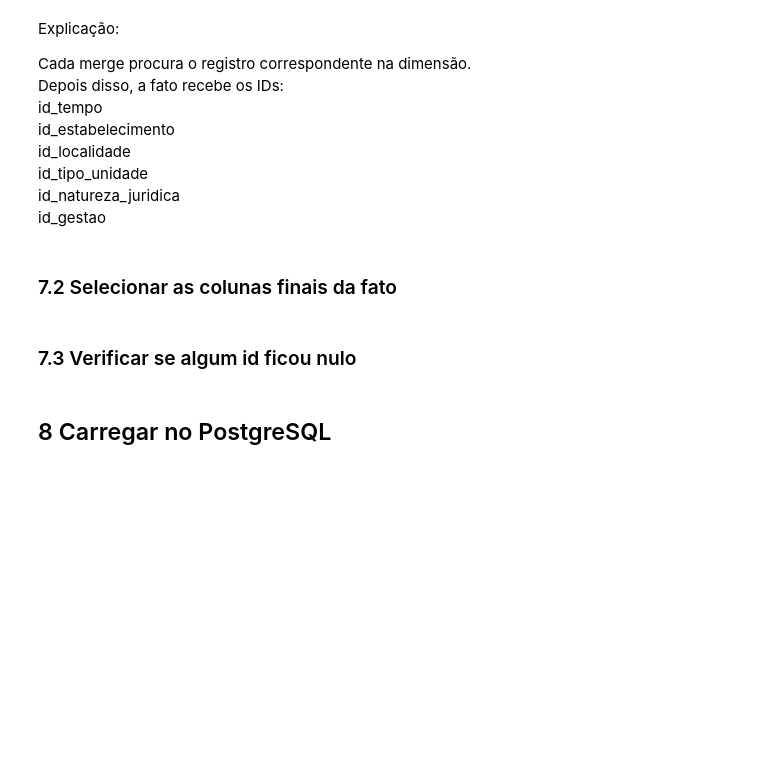
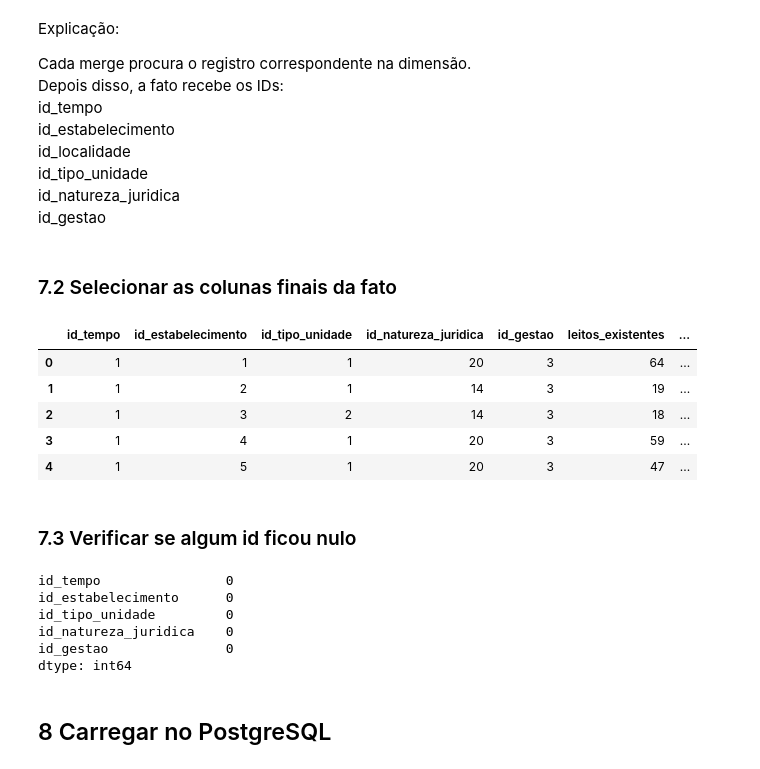
Before and after one commit to ThAlvesM/integracao_BD_2026.1, a Jupyter notebook: notebooks/ETL.ipynb, the cells around one changed output. Saved outputs shown, nothing was run; the diff lists cells and outputs as text; code cells hidden in the pictures; blank space fills up the shorter version.

```diff
--- a/notebooks/ETL.ipynb
+++ b/notebooks/ETL.ipynb
@@ -583,6 +756,9 @@ fato = fato.merge(
             "num_endereco",
             "bairro",
             "cep",
+            "regiao",
+            "uf",
+            "municipio",
             "telefone",
             "email"
         ]
@@ -595,22 +771,12 @@ fato = fato.merge(
         "num_endereco",
         "bairro",
         "cep",
+        "regiao",
+        "uf",
+        "municipio",
         "telefone",
         "email"
     ],
-    how="left"
-)
-
-fato = fato.merge(
-    dim_localidade[
-        [
-            "id_localidade",
-            "regiao",
-            "uf",
-            "municipio"
-        ]
-    ],
-    on=["regiao", "uf", "municipio"],
     how="left"
 )
 
@@ -659,17 +825,23 @@ id_gestao
 # %%
 # Selecionando apenas as colunas de chaves das dimensões e as métricas de leitos para a tabela fato
 colunas_fato = [
     "id_tempo",
     "id_estabelecimento",
-    "id_localidade",
     "id_tipo_unidade",
     "id_natureza_juridica",
     "id_gestao"
 ] + METRICAS_LEITOS
 
 # Criando o DataFrame final da tabela fato com as colunas selecionadas
 fato_leitos_mensais = fato[colunas_fato]
 fato_leitos_mensais.head()
+# %% [output]
+|  | id_tempo | id_estabelecimento | id_tipo_unidade | id_natureza_juridica | id_gestao | leitos_existentes | ... |
+| 0 | 1 | 1 | 1 | 20 | 3 | 64 | ... |
+| 1 | 1 | 2 | 1 | 14 | 3 | 19 | ... |
+| 2 | 1 | 3 | 2 | 14 | 3 | 18 | ... |
+| 3 | 1 | 4 | 1 | 20 | 3 | 59 | ... |
+| 4 | 1 | 5 | 1 | 20 | 3 | 47 | ... |
 # %% [markdown]
 ### 7.3 Verificar se algum id ficou nulo
 # %%
@@ -677,12 +849,18 @@ fato_leitos_mensais[
     [
         "id_tempo",
         "id_estabelecimento",
-        "id_localidade",
         "id_tipo_unidade",
         "id_natureza_juridica",
         "id_gestao"
     ]
 ].isna().sum()
+# %% [output]
+id_tempo                0
+id_estabelecimento      0
+id_tipo_unidade         0
+id_natureza_juridica    0
+id_gestao               0
+dtype: int64
 # %% [markdown]
 ## 8 Carregar no PostgreSQL
 # %% [markdown]
```
Also changed, not shown: parts of 30 cells of this notebook, 1 other file.
